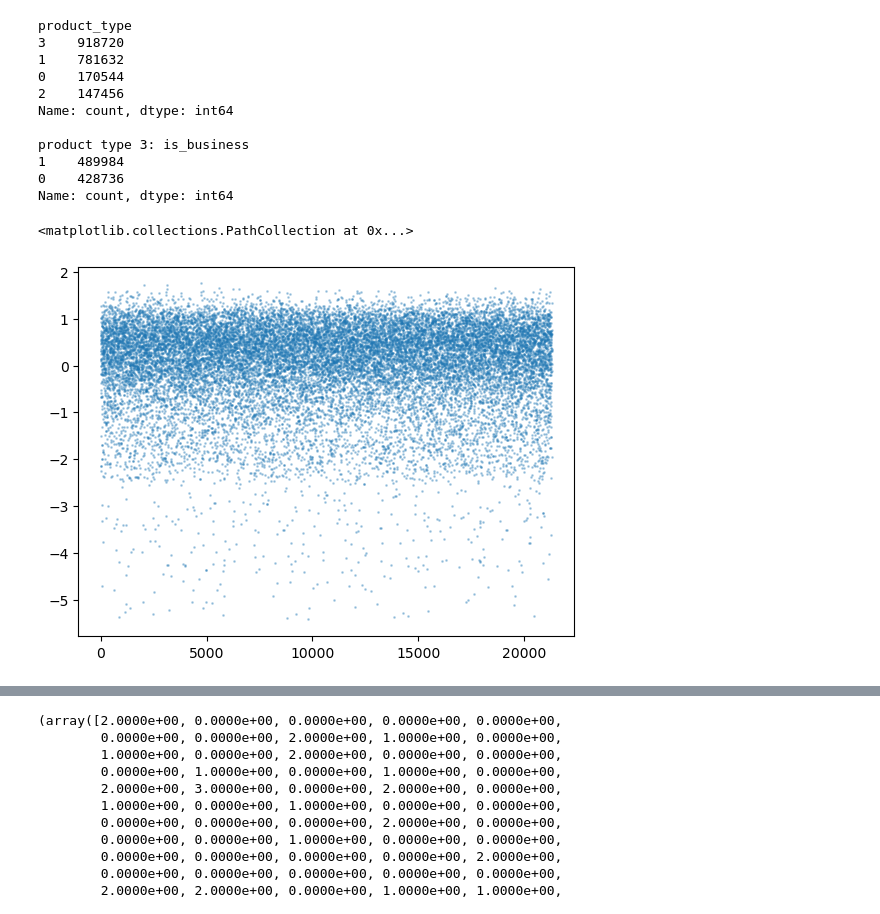
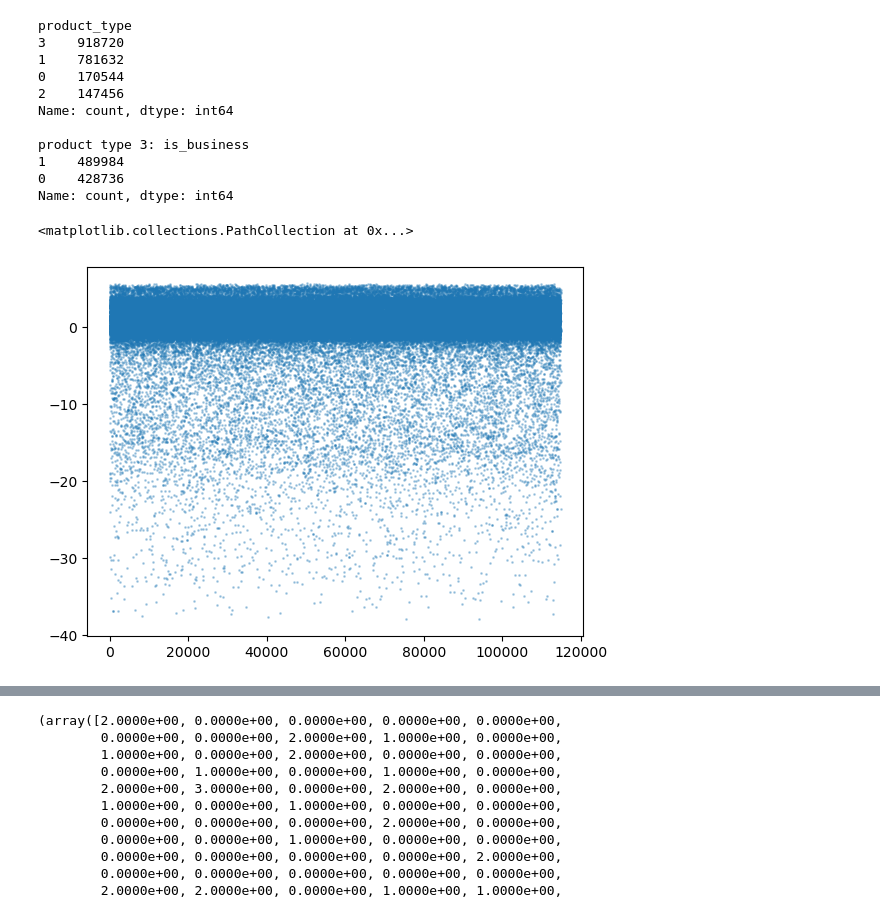
Before and after one commit to JosephHardy91/predict-energy-behavior-of-prosumers, a Jupyter notebook: src/2_baseline_predictors/train_only_regression.ipynb, the cells around one changed output, grey strips where cells are left out. Drawn from its saved outputs; the diff is of its cells as text; code cells hidden in the pictures.

Commit message:
train_only_regression error indexing and kernel density plot

```diff
--- a/src/2_baseline_predictors/train_only_regression.ipynb
+++ b/src/2_baseline_predictors/train_only_regression.ipynb
@@ -48,10 +48,14 @@ from sklearn.linear_model import LinearRegression
 from sklearn.metrics import mean_absolute_error
 results_dict = {}
 coefs_dict = {}
+y_preds = {}
+y_tests = {}
 for is_consumption in [0,1]:
     #print('is_consumption',is_consumption)
     results_dict[is_consumption] = {}
     coefs_dict[is_consumption] = {}
+    y_preds[is_consumption] = {}
+    y_tests[is_consumption] = {}
     for product_type in df['product_type'].unique():
         #print('product_type',product_type)
         train_cols = ['county','is_business','Time of Day','Day of Week', 'Season','target']
@@ -75,6 +79,8 @@ for is_consumption in [0,1]:
         coefs = list(zip(lr.coef_,lr.feature_names_in_))
         coefs_dict[is_consumption][product_type] = coefs
         results_dict[is_consumption][product_type] = mae
+        y_preds[is_consumption][product_type] = y_pred
+        y_tests[is_consumption][product_type] = y_test
         #print('\n'.join(map(str,)))
 #print a grid of is_consumption columns and product_type rows
 results_df = pd.DataFrame.from_dict(results_dict,orient='index')
@@ -111,7 +117,7 @@ Name: count, dtype: int64
 # %%
 #show a chart of the error of each prediction, bucketed intelligently
 
-plt.scatter(x=range(len(y_pred)),y=y_ss.transform(y_pred)-y_ss.transform(y_test),s=1,marker='o',alpha=0.3)
+plt.scatter(x=range(len(y_preds[1][3])),y=y_ss.transform(y_preds[1][3])-y_ss.transform(y_tests[1][3]),s=1,marker='o',alpha=0.3)
 # %% [output]
 <matplotlib.collections.PathCollection at 0x...>
-[figure, old version]
+[figure, new version]
```
Also changed, not shown: parts of 1 cell of this notebook.
